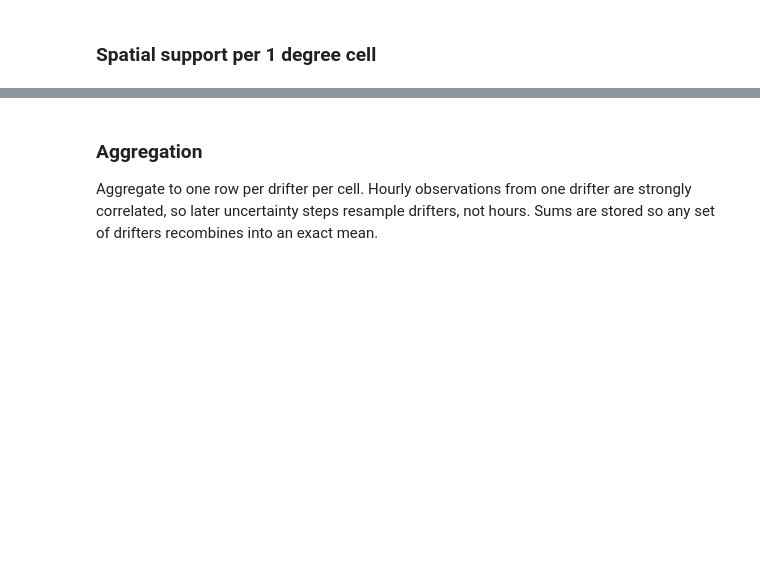
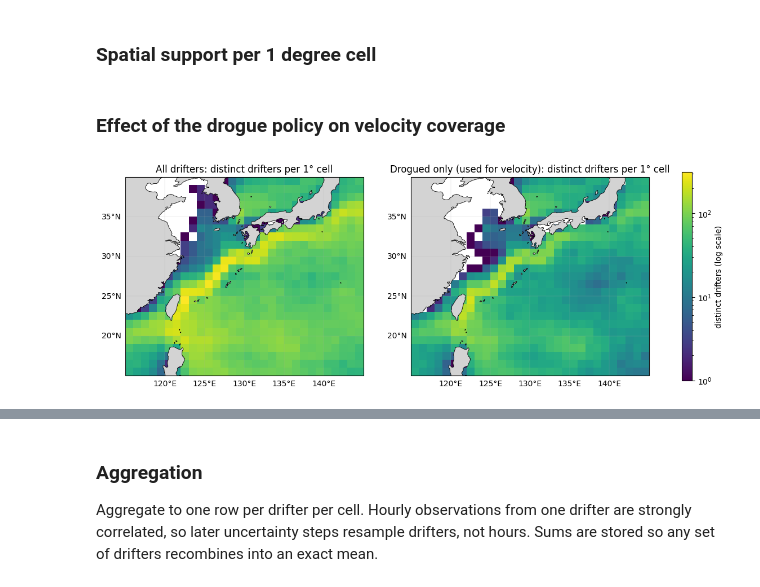
Before and after one commit to sean-25/2026-DATA3001-G6-Global-Drifter-Project, a Jupyter notebook: src/02_sampling_and_climatology.ipynb, the cells around one changed output, grey strips where cells are left out. Cells and saved outputs as stored; diff of their text form; code cells hidden in the pictures; blank space fills up the shorter version.

```diff
--- a/src/02_sampling_and_climatology.ipynb
+++ b/src/02_sampling_and_climatology.ipynb
@@ -74,3 +74,25 @@ support_vel = {}
 for p in phases:
     sub = df_drogued if p == "All" else df_drogued[df_drogued["enso"] == p]
     support_vel[p] = cell_support(sub, "ve")           # (n_obs, n_drifters)
+# %% [markdown]
+### Effect of the drogue policy on velocity coverage
+# %%
+# Velocity support before and after the drogue rule (shared log colour scale)
+fig, axes = plt.subplots(1, 2, figsize=(15, 6), subplot_kw={"projection": proj})
+norm = LogNorm(vmin=1, vmax=ndr_all.max())
+
+for ax, n_dr, title in [(axes[0], ndr_all, "All drifters"),
+                        (axes[1], ndr_dro, "Drogued only (used for velocity)")]:
+    im = ax.pcolormesh(lon_edges, lat_edges, np.where(n_dr > 0, n_dr, np.nan),
+                       norm=norm, cmap="viridis", transform=proj)
+    ax.add_feature(cfeature.LAND, facecolor="lightgrey", zorder=2)
+    ax.coastlines(resolution="50m", linewidth=0.6, zorder=3)
+    ax.set_extent([LON_MIN, LON_MAX, LAT_MIN, LAT_MAX], crs=proj)
+    gl = ax.gridlines(draw_labels=True, linewidth=0.3, alpha=0.5)
+    gl.top_labels = gl.right_labels = False
+    ax.set_title(f"{title}: distinct drifters per {RES:g}° cell")
+
+fig.colorbar(im, ax=axes, label="distinct drifters (log scale)", shrink=0.8)
+plt.show()
+# %% [output]
+[figure, added]
```
Also changed, not shown: parts of 13 cells of this notebook.
